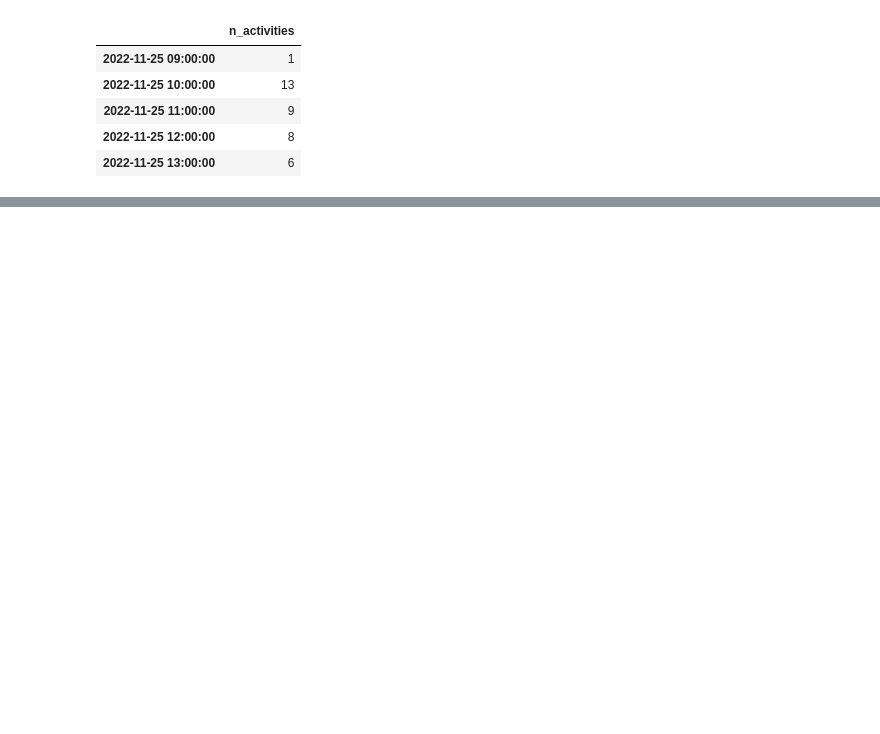
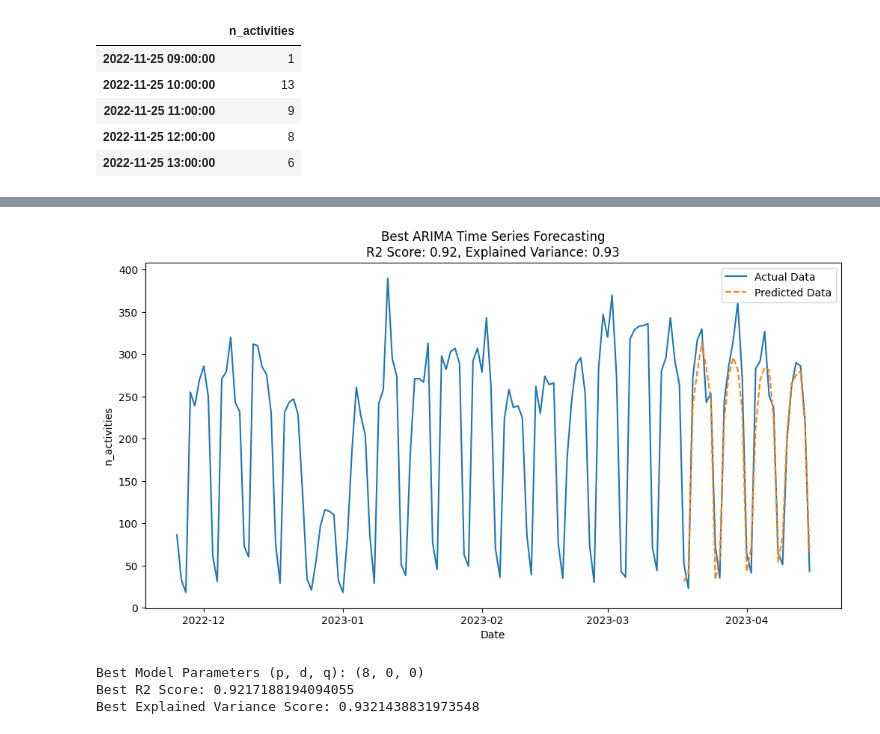
Before and after one commit to uhourri/GH-Bots-API, a Jupyter notebook: code/Time series forcasting.ipynb, the cells around one changed output, grey strips where cells are left out. Cells and saved outputs as stored; diff of their text form; code cells hidden in the pictures; blank space fills up the shorter version.

```diff
--- a/code/Time series forcasting.ipynb
+++ b/code/Time series forcasting.ipynb
@@ -218,0 +264,58 @@ plt.tight_layout()
+# %%
+# Split the data into training and test sets (last 20% as test)
+train_size = int(len(temp) * 0.8)
+train, test = temp.iloc[:train_size], temp.iloc[train_size:]
+
+best_r2 = -np.inf
+best_explained_variance = -np.inf
+best_order = None
+
+# Define a range of values for p, d, and q
+p_values = range(10)  # Adjust as needed
+d_values = range(1)  # Adjust as needed
+q_values = range(2)  # Adjust as needed
+
+# Grid search for the best model parameters
+for p in p_values:
+    for d in d_values:
+        for q in q_values:
+            order = (p, d, q)
+            model = ARIMA(train, order=order)
+            fit_model = model.fit()
+            predictions = fit_model.forecast(steps=len(test))
+
+            r2 = r2_score(test, predictions)
+            explained_variance = explained_variance_score(test, predictions)
+
+            if r2 > best_r2 and explained_variance > best_explained_variance:
+                best_r2 = r2
+                best_explained_variance = explained_variance
+                best_order = order
+
+# Train the best model
+best_model = ARIMA(train, order=best_order)
+best_fit_model = best_model.fit()
+
+# Make predictions on the entire dataset for visualization
+predictions = best_fit_model.forecast(steps=len(test))
+
+# Visualize the results using Seaborn
+plt.figure(figsize=(12, 6))
+plt.plot(temp, label='Actual Data')
+plt.plot(predictions, label='Predicted Data', linestyle='dashed')
+
+plt.title('Best ARIMA Time Series Forecasting\nR2 Score: {:.2f}, Explained Variance: {:.2f}'.format(best_r2, best_explained_variance))
+plt.xlabel('Date')
+plt.ylabel('n_activities')
+plt.legend()
+plt.show()
+
+# Print the best model parameters and scores
+print('Best Model Parameters (p, d, q):', best_order)
+print('Best R2 Score:', best_r2)
+print('Best Explained Variance Score:', best_explained_variance)
+# %% [output]
+[figure, added]
+Best Model Parameters (p, d, q): (8, 0, 0)
+Best R2 Score: 0.9217188194094055
+Best Explained Variance Score: 0.9321438831973548
```
Also changed, not shown: parts of 14 cells of this notebook.
